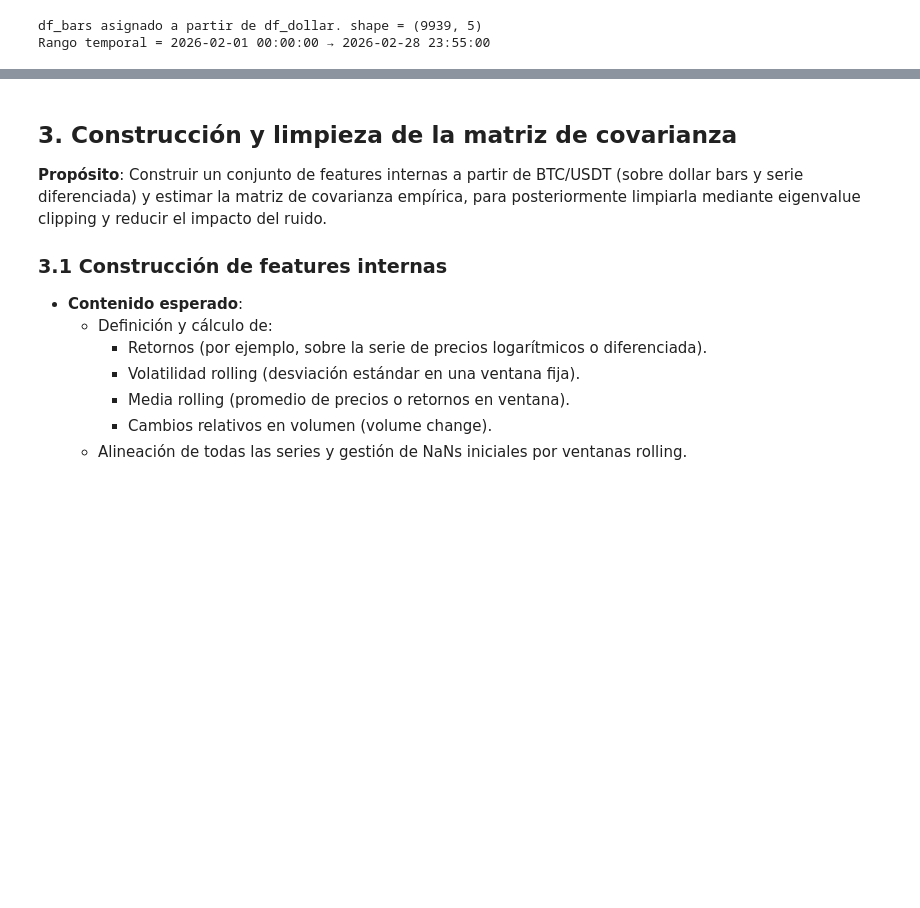
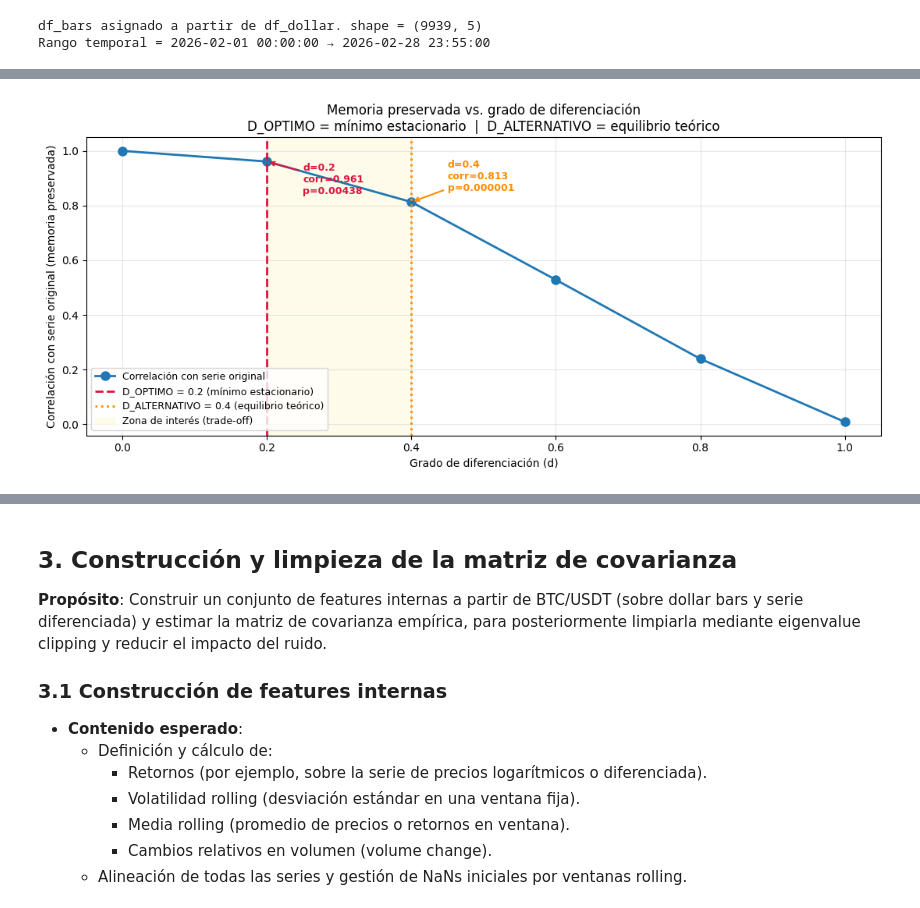
Before and after one commit to Romequinco/TAREA_PROCESADO_DATOS_FINANCIEROS_PARA_MACHINE_LEARNING, a Jupyter notebook: PREPROCESADO_DATOS_FINANCIEROS_.ipynb, the cells around one changed output, grey strips where cells are left out. Saved outputs shown, nothing was run; the diff lists cells and outputs as text; code cells hidden in the pictures; blank space fills up the shorter version.

```diff
--- a/PREPROCESADO_DATOS_FINANCIEROS_.ipynb
+++ b/PREPROCESADO_DATOS_FINANCIEROS_.ipynb
@@ -1136,0 +1428,57 @@ En esta sección se explicará que:
+# %%
+# Gráfica 2: correlación con serie original vs. grado de diferenciación d
+# Se marcan tanto D_OPTIMO (mínimo estacionario) como D_ALTERNATIVO (equilibrio teórico)
+
+fig, ax = plt.subplots(figsize=(11, 5))
+
+d_vals   = df_adf['d'].values
+corr_vals = df_adf['corr_original'].values
+
+ax.plot(d_vals, corr_vals, marker='o', linewidth=2, markersize=8,
+        color='tab:blue', label='Correlación con serie original')
+
+# ── Línea vertical D_OPTIMO (criterio mínimo) ──────────────────────────────
+ax.axvline(D_OPTIMO, color='crimson', linestyle='--', linewidth=2,
+           label=f'D_OPTIMO = {D_OPTIMO} (mínimo estacionario)')
+
+opt_row  = df_adf[df_adf['d'] == D_OPTIMO].iloc[0]
+opt_corr = opt_row['corr_original']
+ax.annotate(
+    f'd={D_OPTIMO}\ncorr={opt_corr:.3f}\np={opt_row["p_value"]:.5f}',
+    xy=(D_OPTIMO, opt_corr),
+    xytext=(D_OPTIMO + 0.05, opt_corr - 0.12),
+    arrowprops=dict(arrowstyle='->', color='crimson', lw=1.5),
+    fontsize=9, color='crimson', fontweight='bold'
+)
+
+# ── Línea vertical D_ALTERNATIVO (equilibrio teórico) ──────────────────────
+if D_ALTERNATIVO != D_OPTIMO:
+    ax.axvline(D_ALTERNATIVO, color='darkorange', linestyle=':', linewidth=2,
+               label=f'D_ALTERNATIVO = {D_ALTERNATIVO} (equilibrio teórico)')
+
+    alt_row  = df_adf[df_adf['d'] == D_ALTERNATIVO].iloc[0]
+    alt_corr = alt_row['corr_original']
+    ax.annotate(
+        f'd={D_ALTERNATIVO}\ncorr={alt_corr:.3f}\np={alt_row["p_value"]:.6f}',
+        xy=(D_ALTERNATIVO, alt_corr),
+        xytext=(D_ALTERNATIVO + 0.05, alt_corr + 0.04),
+        arrowprops=dict(arrowstyle='->', color='darkorange', lw=1.5),
+        fontsize=9, color='darkorange', fontweight='bold'
+    )
+
+# ── Zona sombreada entre los dos candidatos ────────────────────────────────
+if D_ALTERNATIVO != D_OPTIMO:
+    ax.axvspan(D_OPTIMO, D_ALTERNATIVO, alpha=0.08, color='gold',
+               label='Zona de interés (trade-off)')
+
+ax.set_xlabel('Grado de diferenciación (d)')
+ax.set_ylabel('Correlación con serie original (memoria preservada)')
+ax.set_title('Memoria preservada vs. grado de diferenciación\n'
+             'D_OPTIMO = mínimo estacionario  |  D_ALTERNATIVO = equilibrio teórico')
+ax.legend(loc='lower left', fontsize=9)
+ax.grid(alpha=0.3)
+
+plt.tight_layout()
+plt.show()
+# %% [output]
+[figure, added]
```
Also changed, not shown: parts of 19 cells of this notebook, 3 other files.
